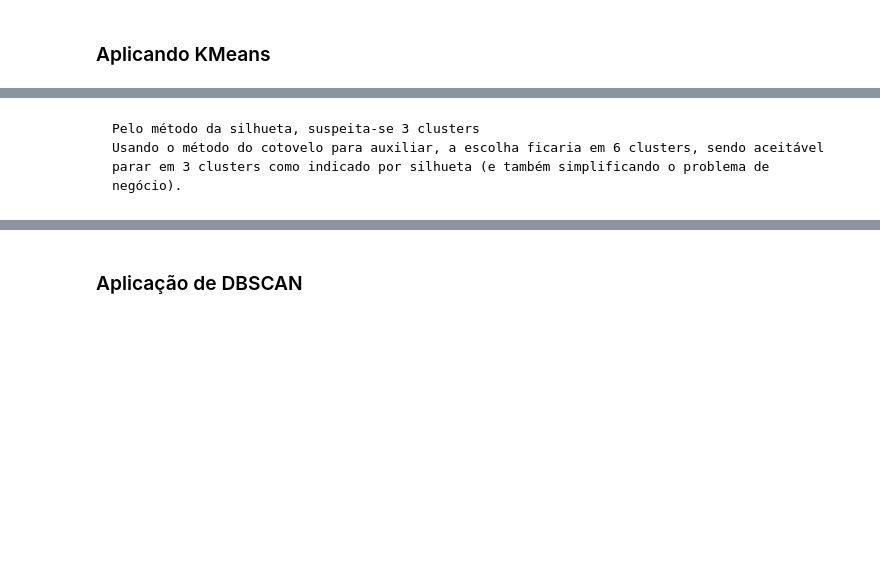
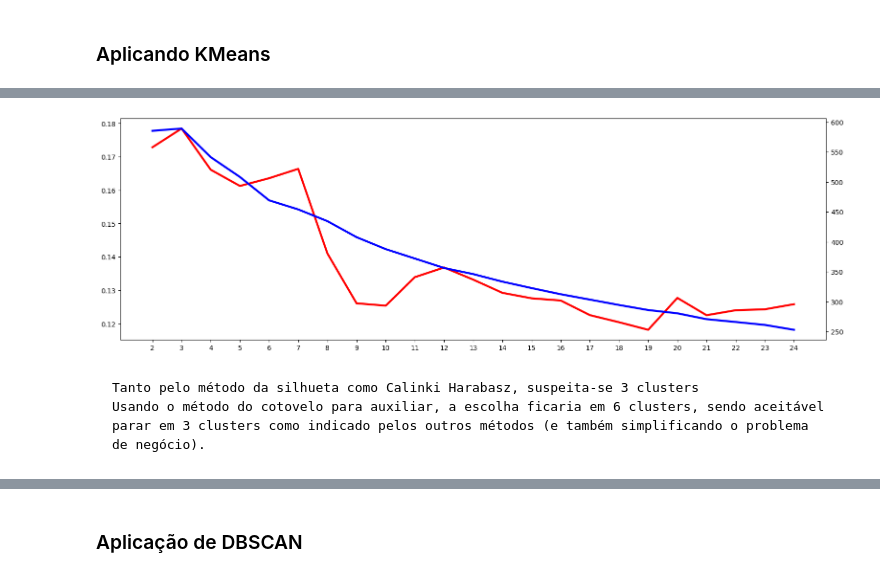
Before and after one commit to jpgmendes/education_clustering, a Jupyter notebook: Educacao_v1.ipynb, the cells around one changed output, grey strips where cells are left out. Saved outputs shown, nothing was run; the diff lists cells and outputs as text; code cells hidden in the pictures; blank space fills up the shorter version.

```diff
--- a/Educacao_v1.ipynb
+++ b/Educacao_v1.ipynb
@@ -248,6 +255,14 @@ sns.lineplot(inertias, markers=True, linewidth=3, color='green');
+# %%
+plt.figure(figsize=(19,6));
+plt.xticks(ticks=list(inertias.keys()), labels=list(inertias.keys()))
+sns.lineplot(sil_scores, markers=True, linewidth=3, color='red');
+ax2 = plt.twinx()
+sns.lineplot(cal_scores, markers=True, linewidth=3, color='blue');
+# %% [output]
+[figure, added]
 # %% [markdown]
-    Pelo método da silhueta, suspeita-se 3 clusters
-    Usando o método do cotovelo para auxiliar, a escolha ficaria em 6 clusters, sendo aceitável parar em 3 clusters como indicado por silhueta (e também simplificando o problema de negócio).
+    Tanto pelo método da silhueta como Calinki Harabasz, suspeita-se 3 clusters
+    Usando o método do cotovelo para auxiliar, a escolha ficaria em 6 clusters, sendo aceitável parar em 3 clusters como indicado pelos outros métodos (e também simplificando o problema de negócio).
 # %%
 kmeans = KMeans(n_clusters=3).fit(X)
 # %%
```
Also changed, not shown: parts of 22 cells of this notebook.
